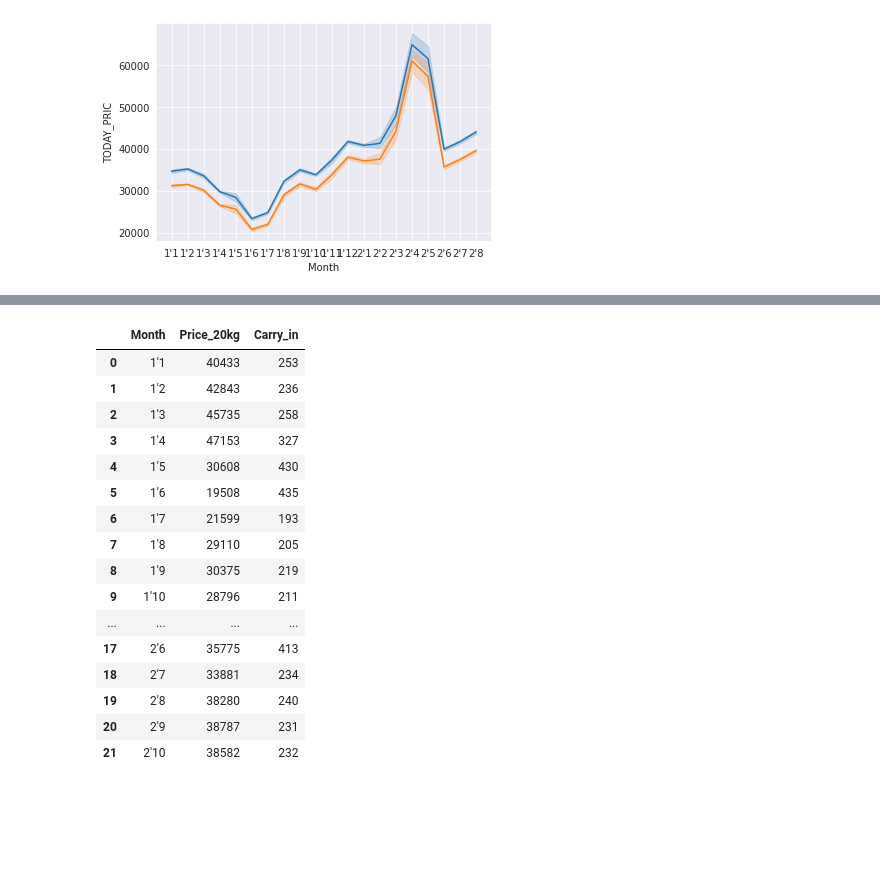
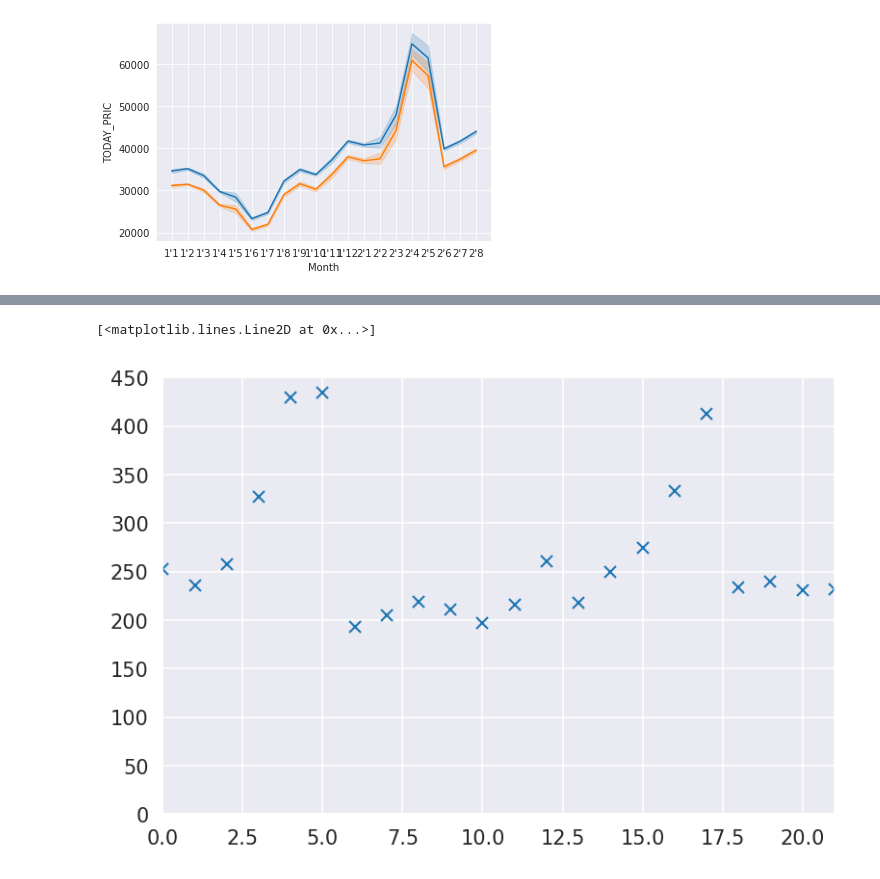
Before and after one commit to bainaryho/PotatoProject, a Jupyter notebook: BigdataProjectPotato (3).ipynb, the cells around one changed output, grey strips where cells are left out. Cells and saved outputs as stored; diff of their text form; code cells hidden in the pictures; blank space fills up the shorter version.

```diff
--- a/BigdataProjectPotato (3).ipynb
+++ b/BigdataProjectPotato (3).ipynb
@@ -130,47 +136,30 @@ sns.lineplot(data=dfCarryin,x='Month',y='CARRY_IN') #감자 하루당 평균 반
 # %%
 #머신러닝을 돌리기로함. 이전날의 가격, 반입량(곡선화) 사용하여 각각의 그래프를 만들고 가격예측.
 
 #반입량 곡선화 과정
 import matplotlib.pyplot as plt
 %matplotlib inline
 
 #Month의 값을 머신러닝 가능하도록 정수형태로 인덱스열을 추가
-dfCarryin.index();
-
-dfCarryin.columns = ['Month', 'Price_20kg','Carry_in']
-
+dfCarryin.reset_index(inplace=True)
+dfCarryin.head()
 
 #Data를 2차원배열로 나타내줌
-Data = dfCarryin[['Index','CARRY_IN']]
+Data = dfCarryin[['index','CARRY_IN']]
 Data = Data.to_numpy()
 
 # x와 y에 각각 2차원 배열의 행과 열을 넣어줌
 x = [Data[k][0] for k in range(len(Data))]
 y = [Data[k][1] for k in range(len(Data))]
 
 import matplotlib.pyplot as plt
 %matplotlib inline
 plt.rcParams['figure.dpi'] = 150
 plt.xlim(0,21)
 plt.ylim(0,450)
 plt.plot(x, y, "x")
 # %% [output]
-|  | Month | Price_20kg | Carry_in |
-| 0 | 1'1 | 40433 | 253 |
-| 1 | 1'2 | 42843 | 236 |
-| 2 | 1'3 | 45735 | 258 |
-| 3 | 1'4 | 47153 | 327 |
-| 4 | 1'5 | 30608 | 430 |
-| 5 | 1'6 | 19508 | 435 |
-| 6 | 1'7 | 21599 | 193 |
-| 7 | 1'8 | 29110 | 205 |
-| 8 | 1'9 | 30375 | 219 |
-| 9 | 1'10 | 28796 | 211 |
-| ... | ... | ... | ... |
-| 17 | 2'6 | 35775 | 413 |
-| 18 | 2'7 | 33881 | 234 |
-| 19 | 2'8 | 38280 | 240 |
-| 20 | 2'9 | 38787 | 231 |
-| 21 | 2'10 | 38582 | 232 |
+[<matplotlib.lines.Line2D at 0x...>]
+[figure, added]
 # %%
 
```
Also changed, not shown: parts of 5 cells of this notebook.
